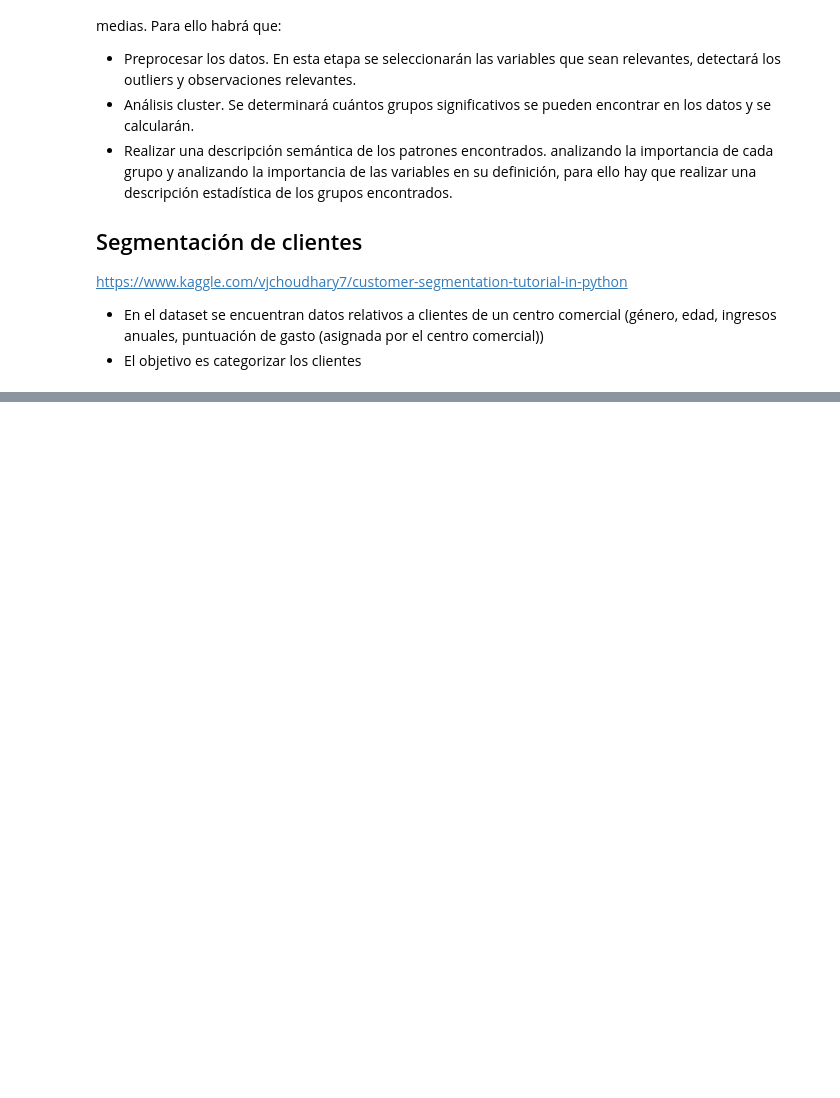
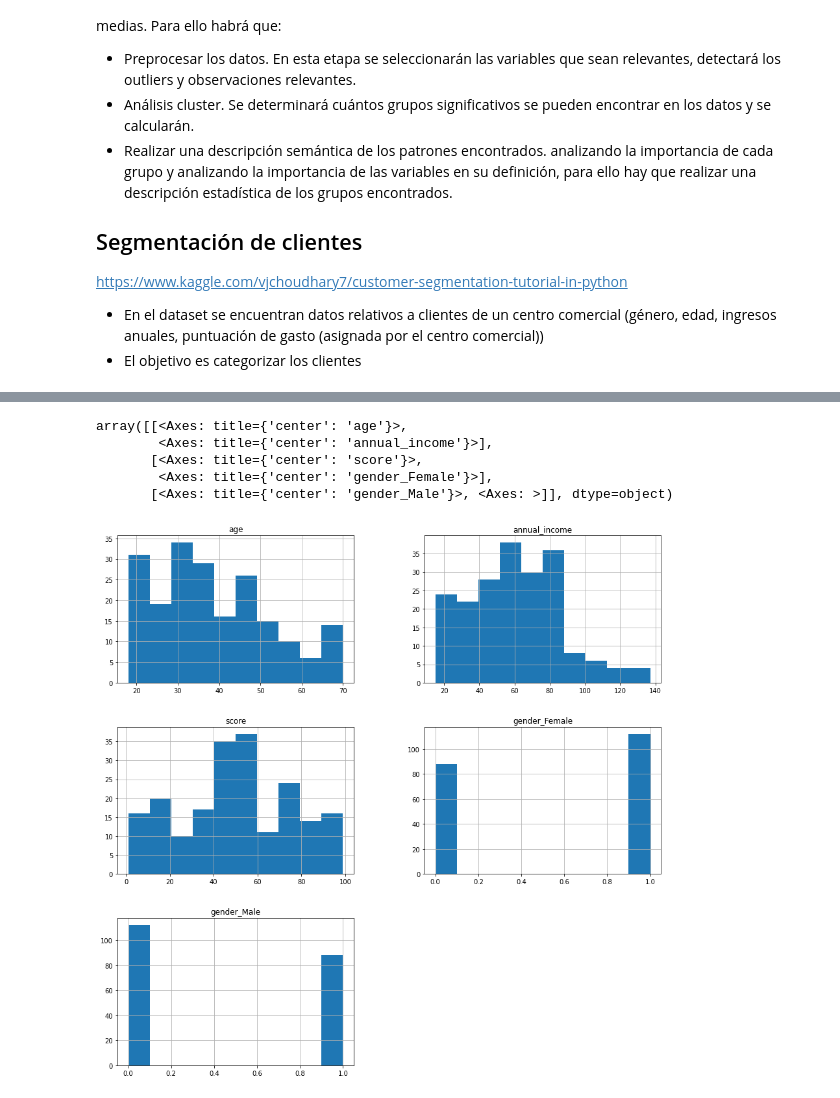
Before and after one commit to MattJCR/APRENDIZAJE-NO-SUPERVISADO-KMEANS, a Jupyter notebook: APRENDIZAJE_NO_SUPERVISADO_KMEANS_Segmentación_de_clientes.ipynb, the cells around one changed output, grey strips where cells are left out. Cells and saved outputs as stored; diff of their text form; code cells hidden in the pictures; blank space fills up the shorter version.

```diff
--- a/APRENDIZAJE_NO_SUPERVISADO_KMEANS_Segmentación_de_clientes.ipynb
+++ b/APRENDIZAJE_NO_SUPERVISADO_KMEANS_Segmentación_de_clientes.ipynb
@@ -14,0 +210,9 @@ https://www.kaggle.com/vjchoudhary7/customer-segmentation-tutorial-in-python
+# %%
+df[df.columns].hist(ax = plt.figure(figsize = (15, 15)).gca())
+# %% [output]
+array([[<Axes: title={'center': 'age'}>,
+        <Axes: title={'center': 'annual_income'}>],
+       [<Axes: title={'center': 'score'}>,
+        <Axes: title={'center': 'gender_Female'}>],
+       [<Axes: title={'center': 'gender_Male'}>, <Axes: >]], dtype=object)
+[figure, added]
```
Also changed, not shown: parts of 76 cells of this notebook.
